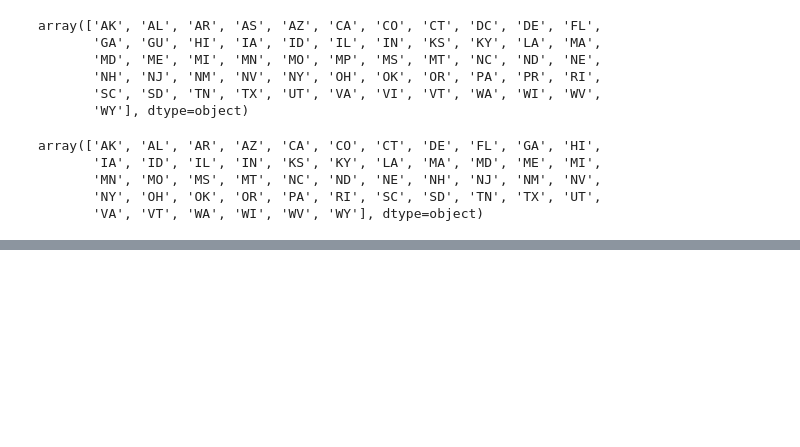
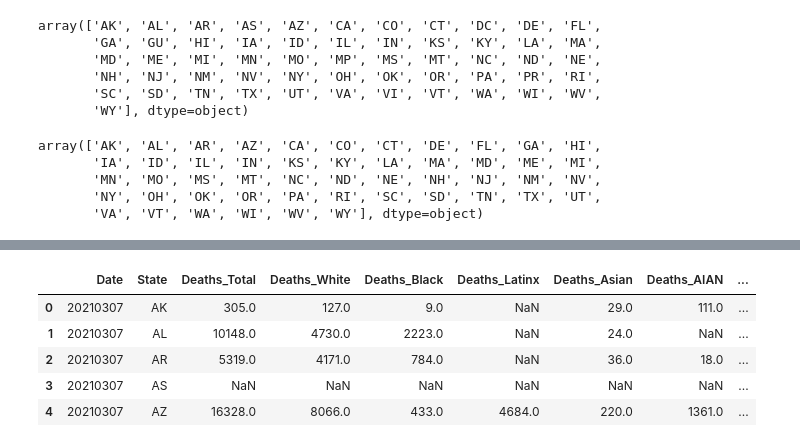
Before and after one commit to jenniecinelli/project_one, a Jupyter notebook: COVID Tracking Project CSV - Cleaned.ipynb, the cells around one changed output, grey strips where cells are left out. Saved outputs shown, nothing was run; the diff lists cells and outputs as text; code cells hidden in the pictures; blank space fills up the shorter version.

```diff
--- a/COVID Tracking Project CSV - Cleaned.ipynb
+++ b/COVID Tracking Project CSV - Cleaned.ipynb
@@ -139,0 +134,12 @@ covid_data.head()
+# %%
+race_data_df = race_data[["Date", "State", "Deaths_Total", "Deaths_White", "Deaths_Black", "Deaths_Latinx",
+                          "Deaths_Asian", "Deaths_AIAN", "Deaths_NHPI", "Deaths_Multiracial", "Deaths_Other",
+                          "Deaths_Ethnicity_Hispanic", "Deaths_Ethnicity_NonHispanic", "Deaths_Ethnicity_Unknown"]]
+race_data_df.head()
+# %% [output]
+|  | Date | State | Deaths_Total | Deaths_White | Deaths_Black | Deaths_Latinx | Deaths_Asian | Deaths_AIAN | ... |
+| 0 | 20210307 | AK | 305.0 | 127.0 | 9.0 | NaN | 29.0 | 111.0 | ... |
+| 1 | 20210307 | AL | 10148.0 | 4730.0 | 2223.0 | NaN | 24.0 | NaN | ... |
+| 2 | 20210307 | AR | 5319.0 | 4171.0 | 784.0 | NaN | 36.0 | 18.0 | ... |
+| 3 | 20210307 | AS | NaN | NaN | NaN | NaN | NaN | NaN | ... |
+| 4 | 20210307 | AZ | 16328.0 | 8066.0 | 433.0 | 4684.0 | 220.0 | 1361.0 | ... |
```
Also changed, not shown: parts of 12 cells of this notebook, 2 other files.
